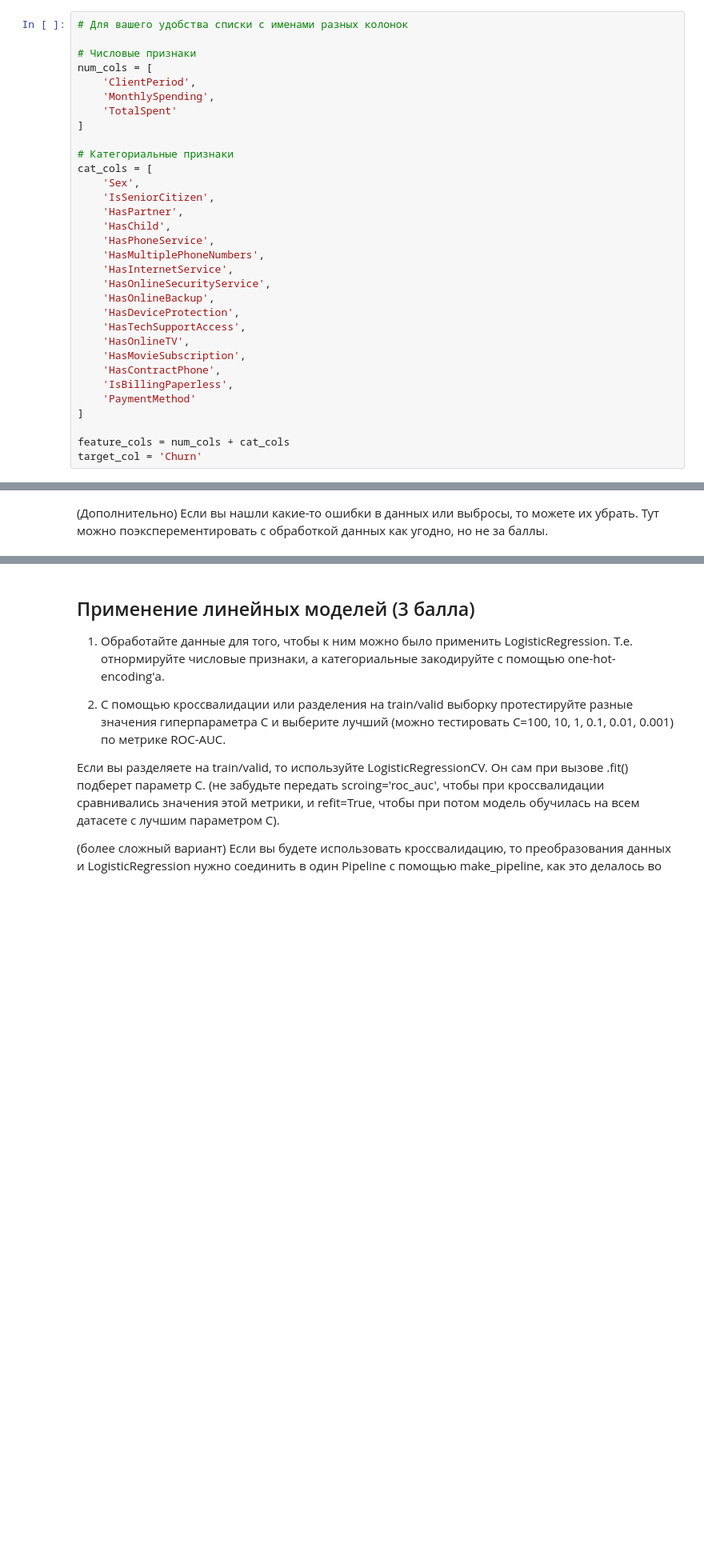
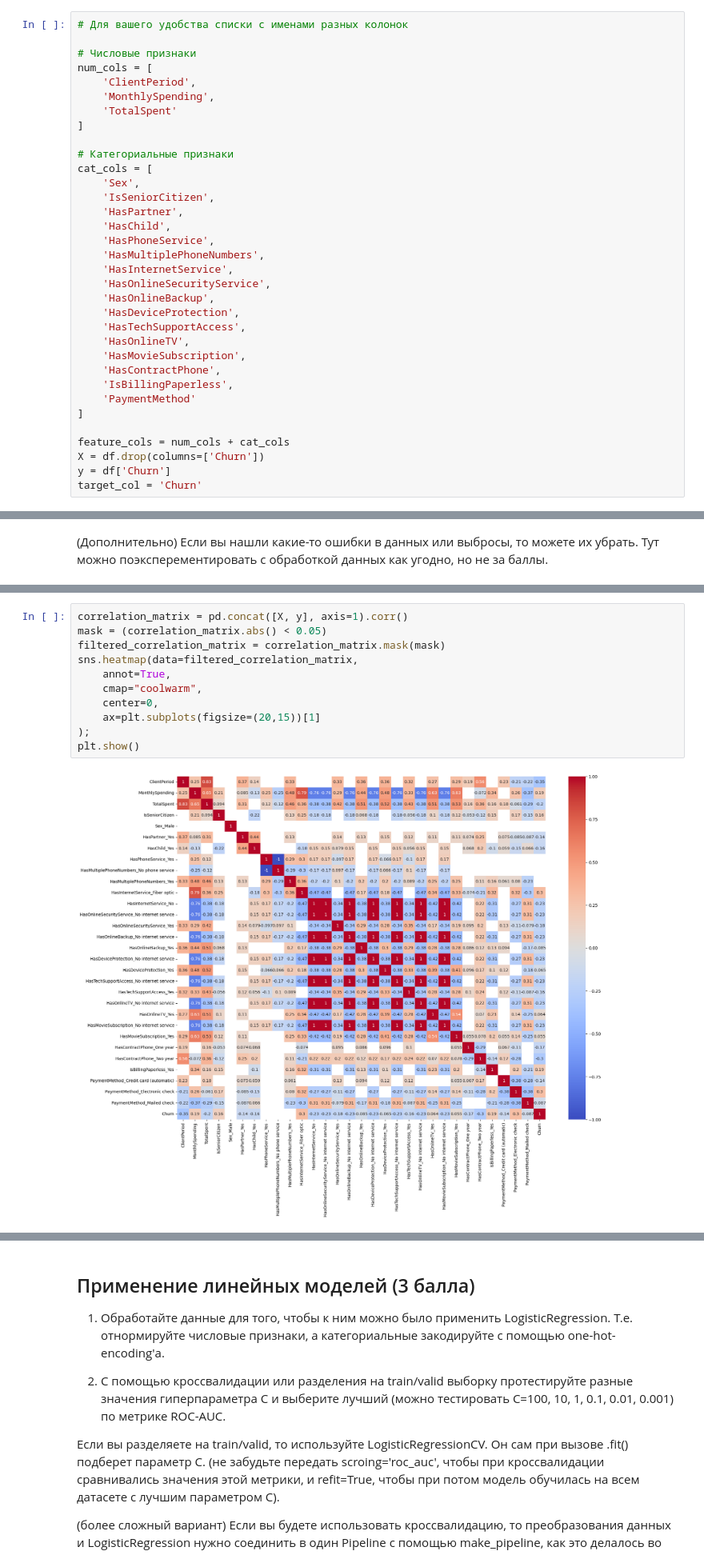
Before and after one commit to Zea-Zee/DLS-labs, a Jupyter notebook: DLS-sem-1/HW-3-kaggle-churn-prediction/hw_kaggle.ipynb, the cells around one changed output, grey strips where cells are left out. Shown at 80% size. Drawn from its saved outputs; the diff is of its cells as text; blank space fills up the shorter version.

```diff
--- a/DLS-sem-1/HW-3-kaggle-churn-prediction/hw_kaggle.ipynb
+++ b/DLS-sem-1/HW-3-kaggle-churn-prediction/hw_kaggle.ipynb
@@ -129,4 +180,6 @@ cat_cols = [
 ]
 
 feature_cols = num_cols + cat_cols
+X = df.drop(columns=['Churn'])
+y = df['Churn']
 target_col = 'Churn'
@@ -148,0 +261,13 @@ target_col = 'Churn'
+# %%
+correlation_matrix = pd.concat([X, y], axis=1).corr()
+mask = (correlation_matrix.abs() < 0.05)
+filtered_correlation_matrix = correlation_matrix.mask(mask)
+sns.heatmap(data=filtered_correlation_matrix,
+    annot=True,
+    cmap="coolwarm",
+    center=0,
+    ax=plt.subplots(figsize=(20,15))[1]
+);
+plt.show()
+# %% [output]
+[figure, added]
```
Also changed, not shown: parts of 31 cells of this notebook, 40 other files.
